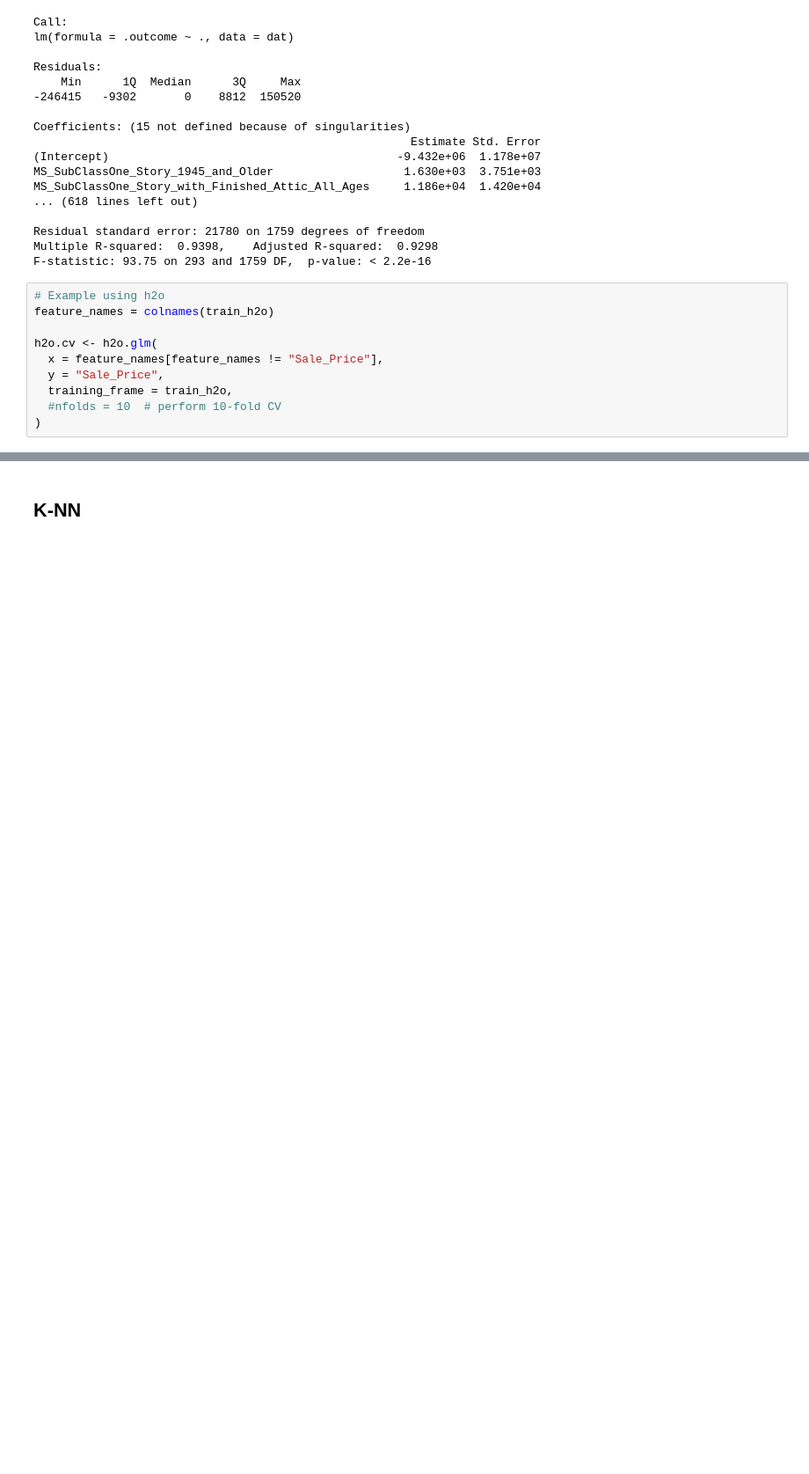
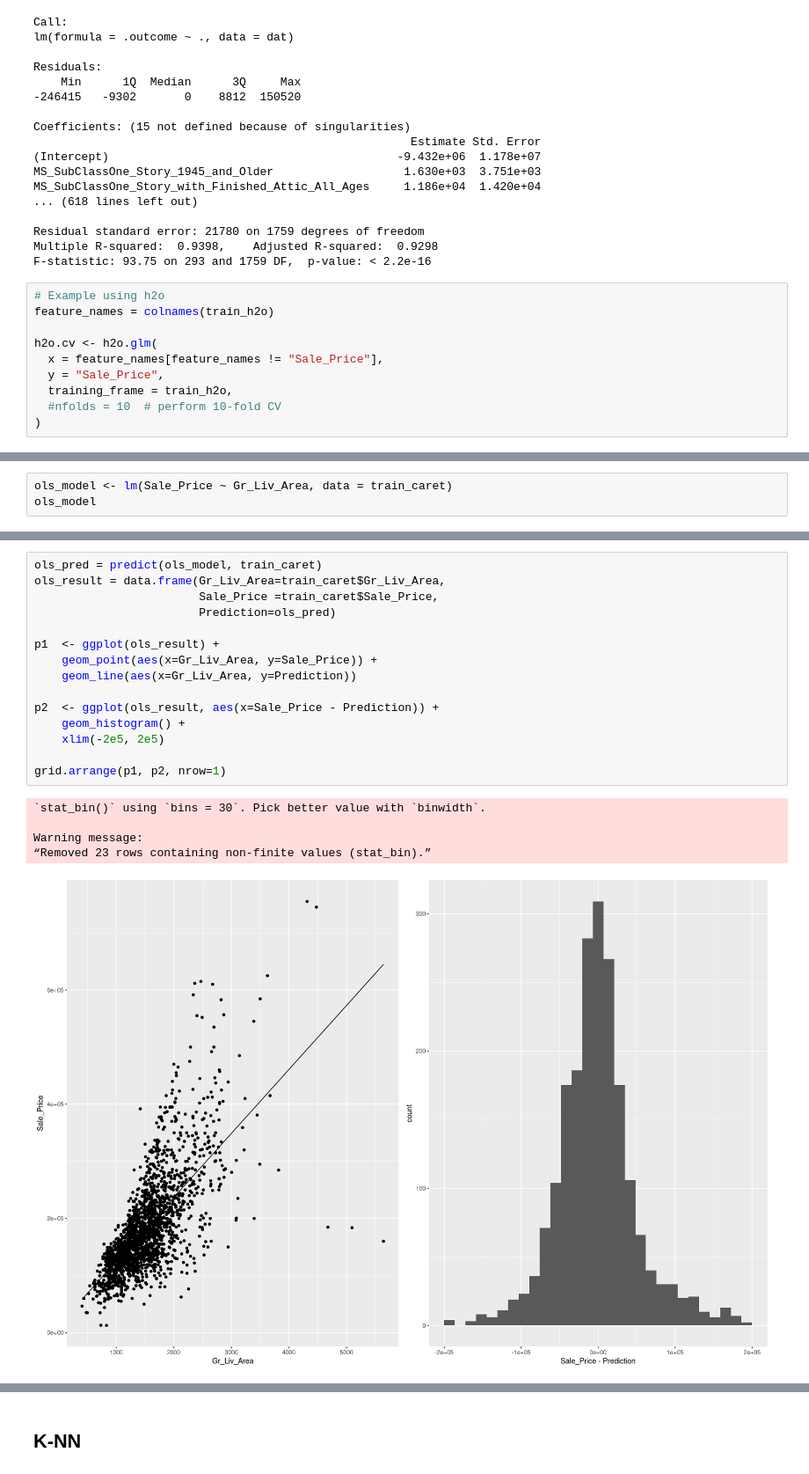
Before and after one commit to creyesp/r-course, a Jupyter notebook: notebooks/Lab1_regresion.ipynb, the cells around one changed output, grey strips where cells are left out. Shown at 88% size. Cells and saved outputs as stored; diff of their text form; blank space fills up the shorter version.

```diff
--- a/notebooks/Lab1_regresion.ipynb
+++ b/notebooks/Lab1_regresion.ipynb
@@ -297,0 +307,3 @@ h2o.cv <- h2o.glm(
+# %%
+ols_model <- lm(Sale_Price ~ Gr_Liv_Area, data = train_caret)
+ols_model
@@ -297,0 +337,21 @@ h2o.cv <- h2o.glm(
+# %%
+ols_pred = predict(ols_model, train_caret)
+ols_result = data.frame(Gr_Liv_Area=train_caret$Gr_Liv_Area,
+                        Sale_Price =train_caret$Sale_Price,
+                        Prediction=ols_pred)
+
+p1  <- ggplot(ols_result) +
+    geom_point(aes(x=Gr_Liv_Area, y=Sale_Price)) +
+    geom_line(aes(x=Gr_Liv_Area, y=Prediction))
+
+p2  <- ggplot(ols_result, aes(x=Sale_Price - Prediction)) +
+    geom_histogram() +
+    xlim(-2e5, 2e5)
+
+grid.arrange(p1, p2, nrow=1)
+# %% [output]
+`stat_bin()` using `bins = 30`. Pick better value with `binwidth`.
+
+Warning message:
+“Removed 23 rows containing non-finite values (stat_bin).”
+[figure, added]
```
Also changed, not shown: parts of 24 cells of this notebook, 1 other file.
